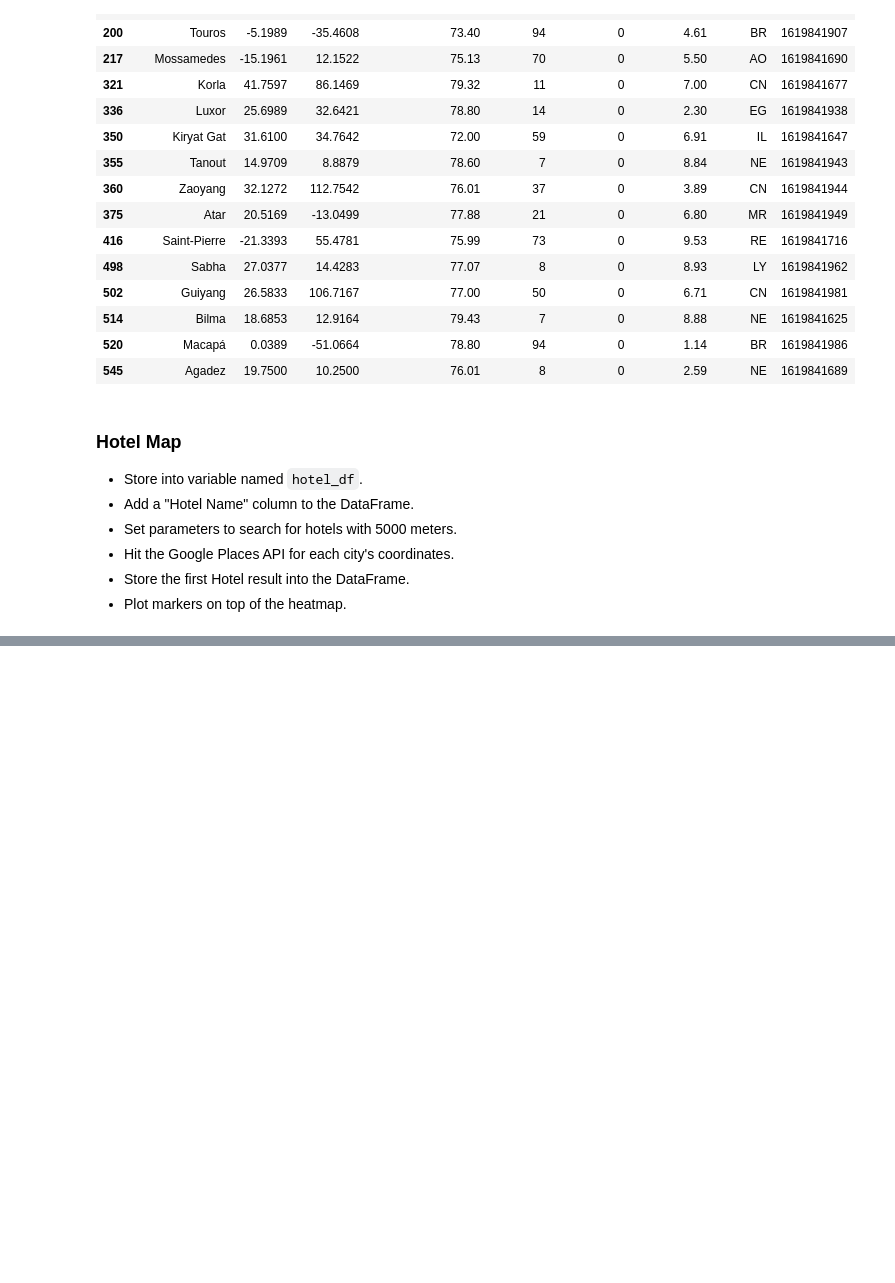
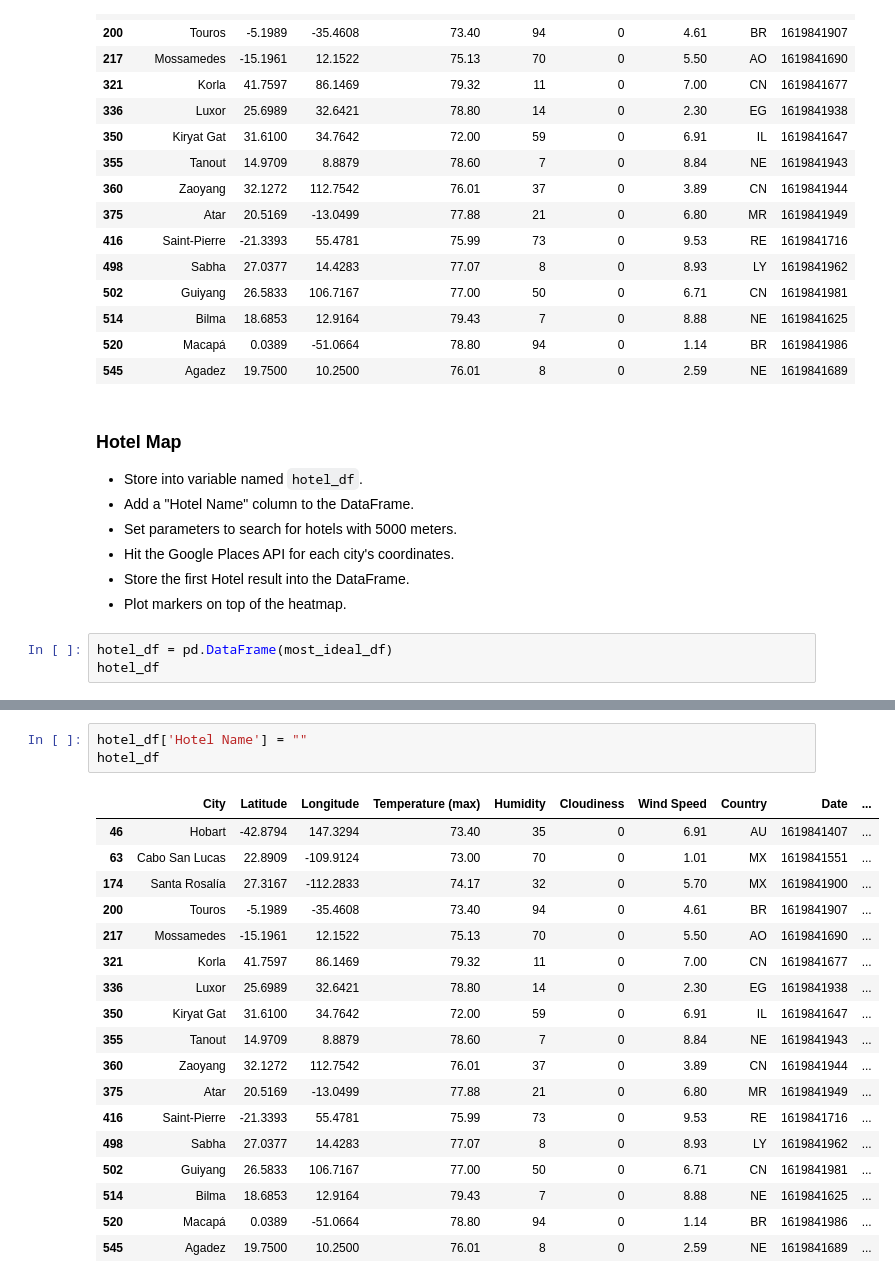
Before and after one commit to grantbot/Python-API-Challenge, a Jupyter notebook: VacationPy/VacationPy.ipynb, the cells around one changed output, grey strips where cells are left out. Saved outputs shown, nothing was run; the diff lists cells and outputs as text; blank space fills up the shorter version.

```diff
--- a/VacationPy/VacationPy.ipynb
+++ b/VacationPy/VacationPy.ipynb
@@ -120,3 +120,6 @@ most_ideal_df
 * Hit the Google Places API for each city's coordinates.
 * Store the first Hotel result into the DataFrame.
 * Plot markers on top of the heatmap.
+# %%
+hotel_df = pd.DataFrame(most_ideal_df)
+hotel_df
@@ -122,0 +145,22 @@ most_ideal_df
+# %%
+hotel_df['Hotel Name'] = ""
+hotel_df
+# %% [output]
+|  | City | Latitude | Longitude | Temperature (max) | Humidity | Cloudiness | Wind Speed | Country | Date | ... |
+| 46 | Hobart | -42.8794 | 147.3294 | 73.40 | 35 | 0 | 6.91 | AU | 1619841407 | ... |
+| 63 | Cabo San Lucas | 22.8909 | -109.9124 | 73.00 | 70 | 0 | 1.01 | MX | 1619841551 | ... |
+| 174 | Santa Rosalía | 27.3167 | -112.2833 | 74.17 | 32 | 0 | 5.70 | MX | 1619841900 | ... |
+| 200 | Touros | -5.1989 | -35.4608 | 73.40 | 94 | 0 | 4.61 | BR | 1619841907 | ... |
+| 217 | Mossamedes | -15.1961 | 12.1522 | 75.13 | 70 | 0 | 5.50 | AO | 1619841690 | ... |
+| 321 | Korla | 41.7597 | 86.1469 | 79.32 | 11 | 0 | 7.00 | CN | 1619841677 | ... |
+| 336 | Luxor | 25.6989 | 32.6421 | 78.80 | 14 | 0 | 2.30 | EG | 1619841938 | ... |
+| 350 | Kiryat Gat | 31.6100 | 34.7642 | 72.00 | 59 | 0 | 6.91 | IL | 1619841647 | ... |
+| 355 | Tanout | 14.9709 | 8.8879 | 78.60 | 7 | 0 | 8.84 | NE | 1619841943 | ... |
+| 360 | Zaoyang | 32.1272 | 112.7542 | 76.01 | 37 | 0 | 3.89 | CN | 1619841944 | ... |
+| 375 | Atar | 20.5169 | -13.0499 | 77.88 | 21 | 0 | 6.80 | MR | 1619841949 | ... |
+| 416 | Saint-Pierre | -21.3393 | 55.4781 | 75.99 | 73 | 0 | 9.53 | RE | 1619841716 | ... |
+| 498 | Sabha | 27.0377 | 14.4283 | 77.07 | 8 | 0 | 8.93 | LY | 1619841962 | ... |
+| 502 | Guiyang | 26.5833 | 106.7167 | 77.00 | 50 | 0 | 6.71 | CN | 1619841981 | ... |
+| 514 | Bilma | 18.6853 | 12.9164 | 79.43 | 7 | 0 | 8.88 | NE | 1619841625 | ... |
+| 520 | Macapá | 0.0389 | -51.0664 | 78.80 | 94 | 0 | 1.14 | BR | 1619841986 | ... |
+| 545 | Agadez | 19.7500 | 10.2500 | 76.01 | 8 | 0 | 2.59 | NE | 1619841689 | ... |
```
Also changed, not shown: parts of 4 cells of this notebook.
